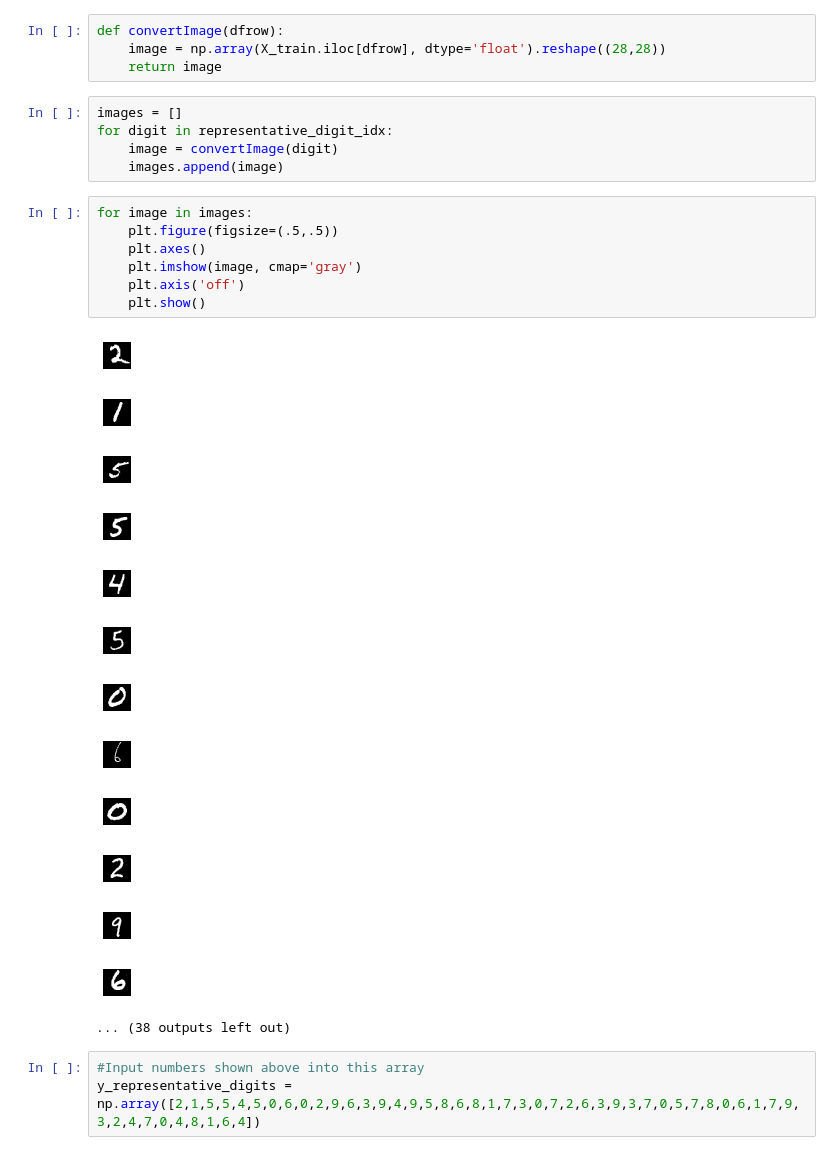
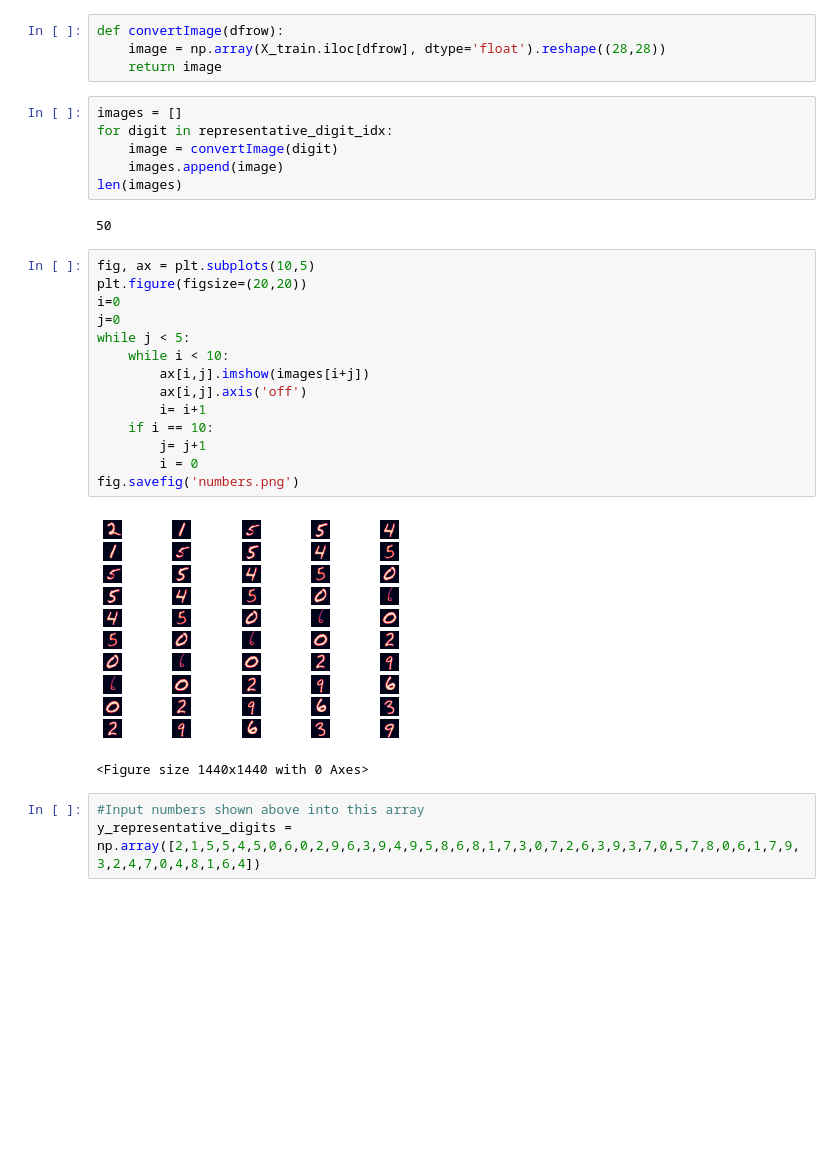
Before and after one commit to tisSoFluffy/MSDS422_ML, a Jupyter notebook: Assignment_5/Assignment_5_amit.ipynb, the cells around one changed output. Cells and saved outputs as stored; diff of their text form; blank space fills up the shorter version.

Commit message:
Added selected images to grid view

```diff
--- a/Assignment_5/Assignment_5_amit.ipynb
+++ b/Assignment_5/Assignment_5_amit.ipynb
@@ -255,27 +255,26 @@ images = []
 for digit in representative_digit_idx:
     image = convertImage(digit)
     images.append(image)
+len(images)
+# %% [output]
+50
-# %%
-for image in images:
-    plt.figure(figsize=(.5,.5))
-    plt.axes()
-    plt.imshow(image, cmap='gray')
-    plt.axis('off')
-    plt.show()
-# %% [output]
-[figure, removed]
-[figure, removed]
-[figure, removed]
-[figure, removed]
-[figure, removed]
-[figure, removed]
-[figure, removed]
-[figure, removed]
-[figure, removed]
-[figure, removed]
-[figure, removed]
-[figure, removed]
-... (38 outputs left out)
+# %%
+fig, ax = plt.subplots(10,5)
+plt.figure(figsize=(20,20))
+i=0
+j=0
+while j < 5:
+    while i < 10:
+        ax[i,j].imshow(images[i+j])
+        ax[i,j].axis('off')
+        i= i+1
+    if i == 10:
+        j= j+1
+        i = 0
+fig.savefig('numbers.png')
+# %% [output]
+[figure, added]
+<Figure size 1440x1440 with 0 Axes>
 # %%
 #Input numbers shown above into this array
 y_representative_digits = np.array([2,1,5,5,4,5,0,6,0,2,9,6,3,9,4,9,5,8,6,8,1,7,3,0,7,2,6,3,9,3,7,0,5,7,8,0,6,1,7,9,3,2,4,7,0,4,8,1,6,4])
```
Also changed, not shown: parts of 1 cell of this notebook.
